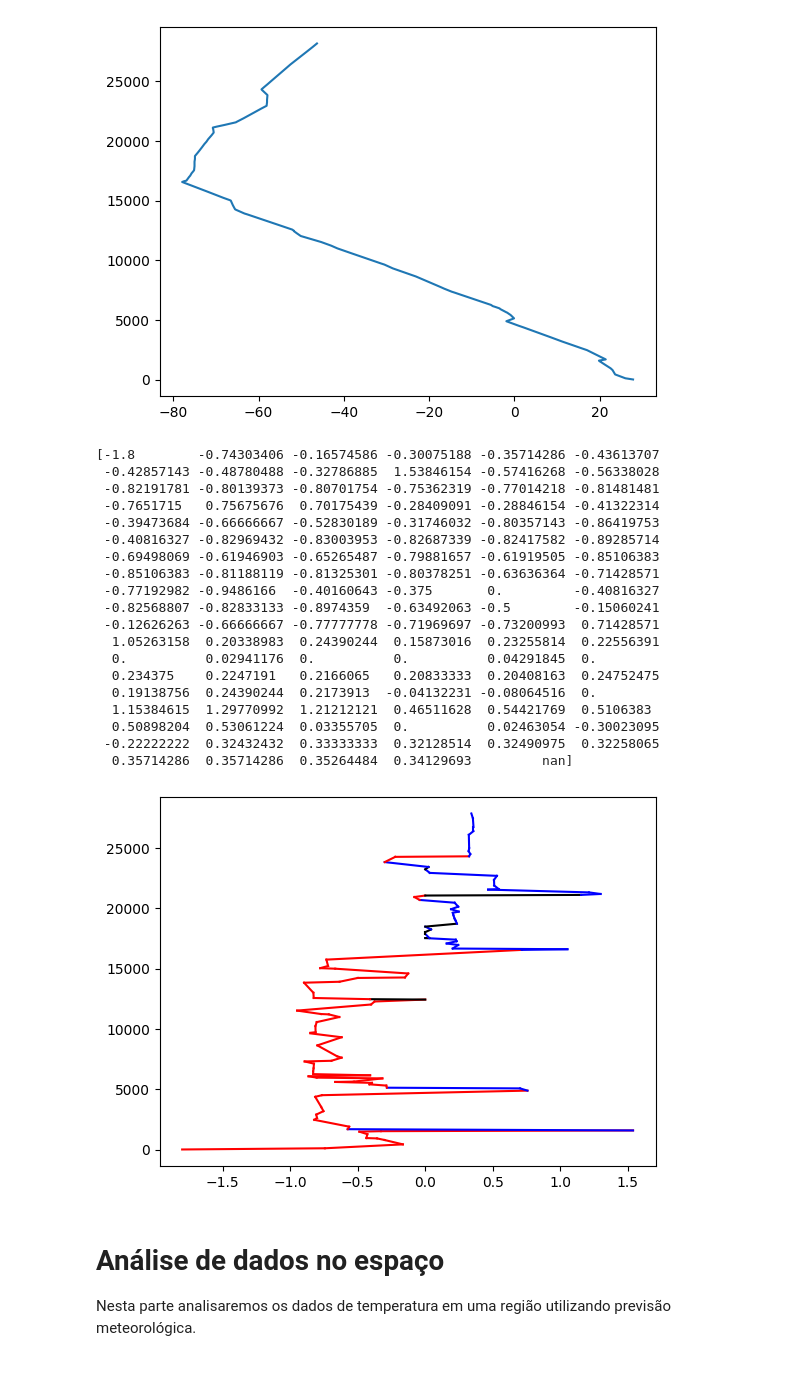
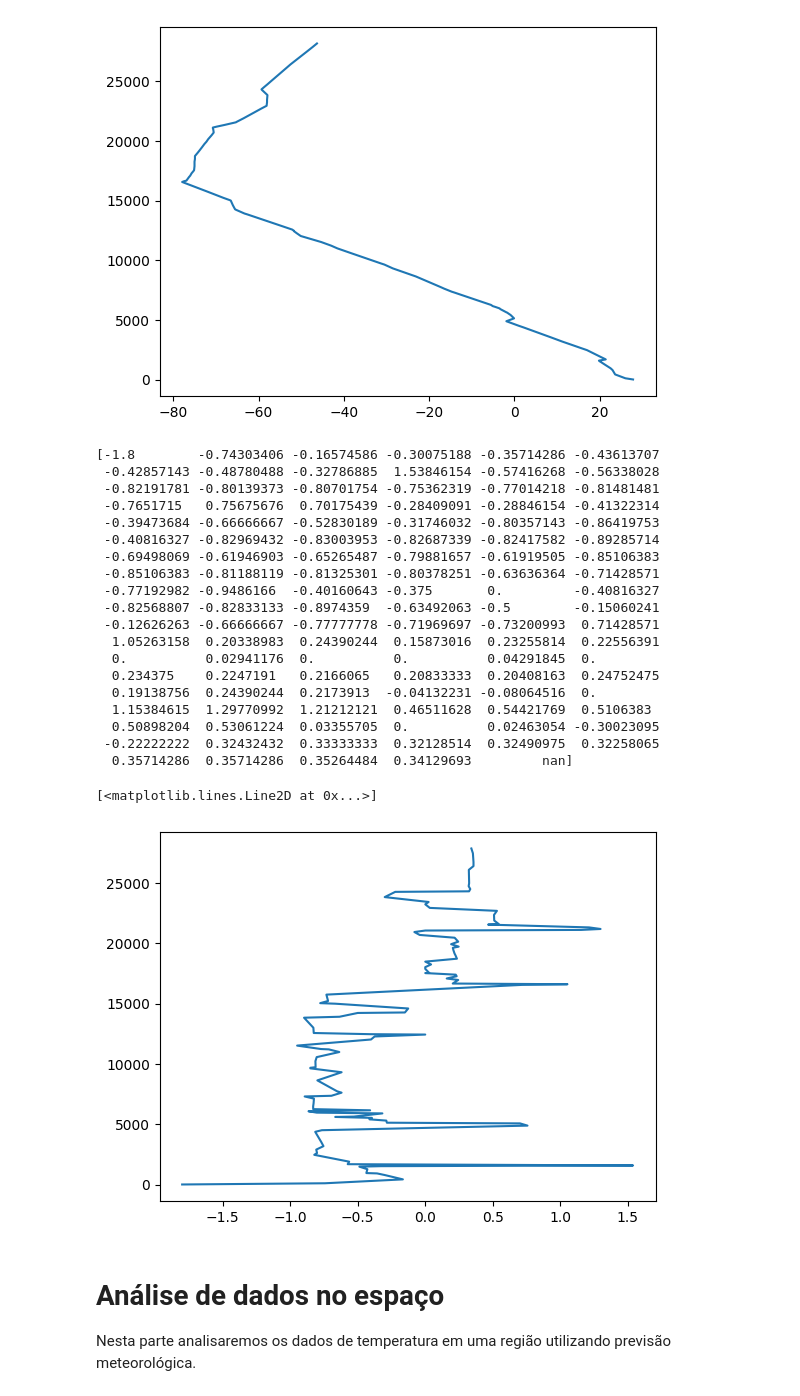
Before and after one commit to brunaboscato/ENS5173_20241, a Jupyter notebook: Atividade02.ipynb, the cells around one changed output. Drawn from its saved outputs; the diff is of its cells as text; code cells hidden in the pictures.

```diff
--- a/Atividade02.ipynb
+++ b/Atividade02.ipynb
@@ -264,61 +264,38 @@ ax.plot(df['temperature'],df['height'])
 [<matplotlib.lines.Line2D at 0x...>]
 [figure]
 # %%
-import numpy as np
-import pandas as pd
-import matplotlib.pyplot as plt
+# Calcular gradiente de temperatura
 
-# Calcular gradiente de temperatura
 deltaT = np.diff(df['temperature'])
 deltaZ = np.diff(df['height'])
 
-dTdZ = (deltaT / deltaZ) * 100  # a cada 100m
+dTdZ= (deltaT/deltaZ)*100 # a cada 100 m
 print(dTdZ)
 
-# Classificar o gradiente de temperatura
-estabilidade = []
-for grad in dTdZ:
-    if grad > 0:
-        estabilidade.append('estável')
-    elif grad < 0:
-        estabilidade.append('instável')
-    else:
-        estabilidade.append('neutro')
-
-# Criar o gráfico
-fig, ax = plt.subplots()
-
-# Plotar os gradientes com cores diferentes
-for i in range(len(dTdZ)-1):
-    if estabilidade[i] == 'instável':
-        ax.plot([dTdZ[i], dTdZ[i+1]], [df['height'][i], df['height'][i+1]], 'r-')  # linha vermelha para instável
-    elif estabilidade[i] == 'estável':
-        ax.plot([dTdZ[i], dTdZ[i+1]], [df['height'][i], df['height'][i+1]], 'b-')  # linha azul para estável
-    else:
-        ax.plot([dTdZ[i], dTdZ[i+1]], [df['height'][i], df['height'][i+1]], 'k-')  # linha preta para neutro
-
-plt.show()
+fig,ax = plt.subplots()
+ax.plot(dTdZ,df['height'][:-1])
 # %% [output]
 [-1.8        -0.74303406 -0.16574586 -0.30075188 -0.35714286 -0.43613707
  -0.42857143 -0.48780488 -0.32786885  1.53846154 -0.57416268 -0.56338028
  -0.82191781 -0.80139373 -0.80701754 -0.75362319 -0.77014218 -0.81481481
  -0.7651715   0.75675676  0.70175439 -0.28409091 -0.28846154 -0.41322314
  -0.39473684 -0.66666667 -0.52830189 -0.31746032 -0.80357143 -0.86419753
  -0.40816327 -0.82969432 -0.83003953 -0.82687339 -0.82417582 -0.89285714
  -0.69498069 -0.61946903 -0.65265487 -0.79881657 -0.61919505 -0.85106383
  -0.85106383 -0.81188119 -0.81325301 -0.80378251 -0.63636364 -0.71428571
  -0.77192982 -0.9486166  -0.40160643 -0.375       0.         -0.40816327
  -0.82568807 -0.82833133 -0.8974359  -0.63492063 -0.5        -0.15060241
  -0.12626263 -0.66666667 -0.77777778 -0.71969697 -0.73200993  0.71428571
   1.05263158  0.20338983  0.24390244  0.15873016  0.23255814  0.22556391
   0.          0.02941176  0.          0.          0.04291845  0.
   0.234375    0.2247191   0.2166065   0.20833333  0.20408163  0.24752475
   0.19138756  0.24390244  0.2173913  -0.04132231 -0.08064516  0.
   1.15384615  1.29770992  1.21212121  0.46511628  0.54421769  0.5106383
   0.50898204  0.53061224  0.03355705  0.          0.02463054 -0.30023095
  -0.22222222  0.32432432  0.33333333  0.32128514  0.32490975  0.32258065
   0.35714286  0.35714286  0.35264484  0.34129693         nan]
+[<matplotlib.lines.Line2D at 0x...>]
-[figure, old version]
+[figure, new version]
 # %% [markdown]
 # Análise de dados no espaço
 Nesta parte analisaremos os dados de temperatura em uma região utilizando previsão meteorológica.
```
Also changed, not shown: parts of 1 cell of this notebook.
